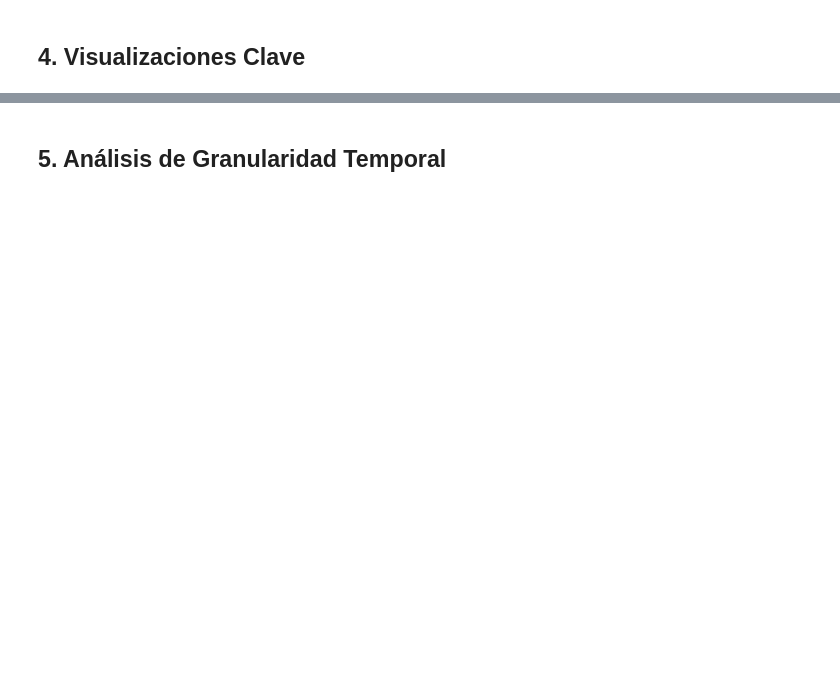
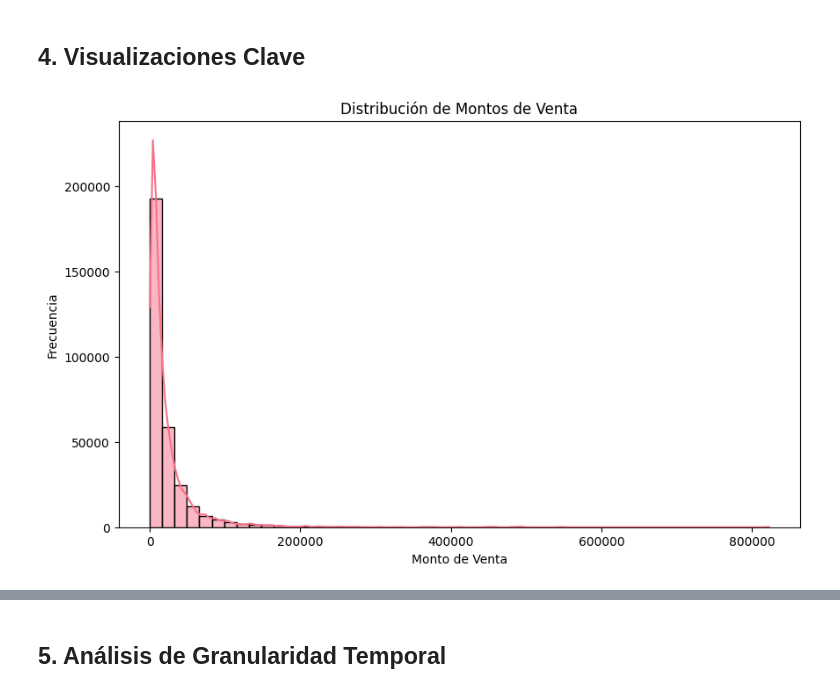
Before and after one commit to SantiagoCastellanos14/m11-practico1-eda, a Jupyter notebook: notebooks/practico_1_eda.ipynb, the cells around one changed output, grey strips where cells are left out. Saved outputs shown, nothing was run; the diff lists cells and outputs as text; code cells hidden in the pictures; blank space fills up the shorter version.

```diff
--- a/notebooks/practico_1_eda.ipynb
+++ b/notebooks/practico_1_eda.ipynb
@@ -38,13 +199,9 @@ Trying to import the above resulted in these errors:
 # %% [markdown]
 ## 2. Limpieza Básica
 # %%
-# Conversión de fechas
-if 'fecha' in df.columns:
-    df['fecha'] = pd.to_datetime(df['fecha'])
-
 # Porcentaje de valores nulos por columna
 nulos_porcentaje = (df.isnull().sum() / len(df)) * 100
 
-# Mostrar columnas con valores nulos
+# Mostrar % solo de columnas con valores nulos
 print("Porcentaje de valores nulos por columna:")
 print(nulos_porcentaje[nulos_porcentaje > 0])
@@ -62,20 +268,20 @@ for col in df.select_dtypes(include=['object']).columns:
 # %% [markdown]
 ## 4. Visualizaciones Clave
 # %%
-# Evolución temporal de ventas
-if 'fecha' in df.columns and 'monto' in df.columns:
-    ventas_diarias = df.groupby('fecha')['monto'].sum().reset_index()
-
-    fig = px.line(ventas_diarias, x='fecha', y='monto',
-                  title='Evolución temporal de ventas')
-    fig.show()
-
-# Distribución por día de la semana
-if 'fecha' in df.columns:
-    df['dia_semana'] = df['fecha'].dt.day_name()
-
-    plt.figure(figsize=(12, 6))
-    sns.boxplot(data=df, x='dia_semana', y='monto')
-    plt.title('Distribución de ventas por día de la semana')
-    plt.xticks(rotation=45)
-    plt.show()
+# 4.1 Análisis Temporal
+# Preparación de datos temporales
+df_viz_desc= df.copy()
+df_viz_desc['año'] = df_viz_desc['fecha'].dt.year
+df_viz_desc['mes'] = df_viz_desc['fecha'].dt.month
+df_viz_desc['dia'] = df_viz_desc['fecha'].dt.day
+df_viz_desc['dia_semana'] = df_viz_desc['fecha'].dt.day_name()
+# %%
+# 4.5 Distribución de Montos de Venta
+plt.figure(figsize=(10, 6))
+sns.histplot(df['total'], bins=50, kde=True)
+plt.title('Distribución de Montos de Venta')
+plt.xlabel('Monto de Venta')
+plt.ylabel('Frecuencia')
+plt.show()
+# %% [output]
+[figure, added]
```
Also changed, not shown: parts of 20 cells of this notebook, 1 other file.
